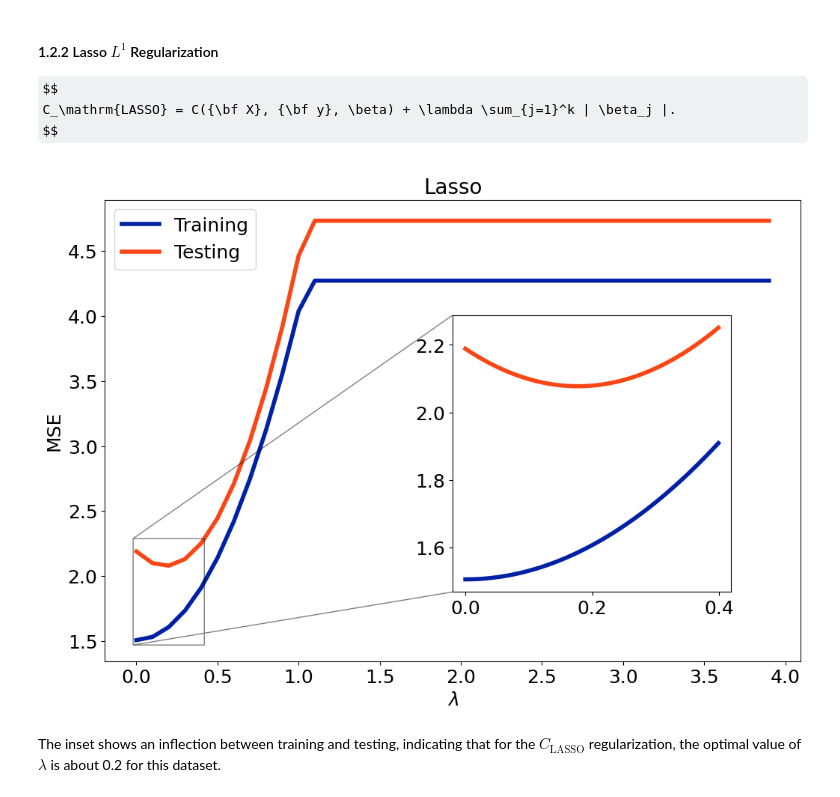
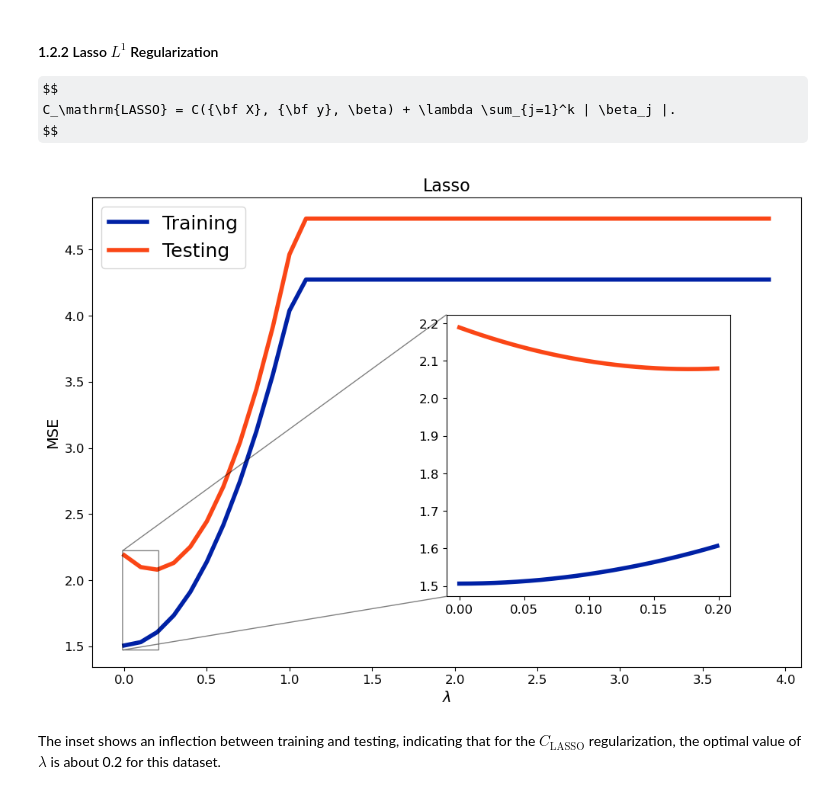
Before and after one commit to rhennig/EMA4935, a Jupyter notebook: Notebooks/09_Regularization_and_support_vector_regression.ipynb, the cells around one changed output. Cells and saved outputs as stored; diff of their text form; code cells hidden in the pictures; some formulas as TeX source.

```diff
--- a/Notebooks/09_Regularization_and_support_vector_regression.ipynb
+++ b/Notebooks/09_Regularization_and_support_vector_regression.ipynb
@@ -30,8 +30,8 @@ from sklearn.metrics         import mean_absolute_error
 import warnings
 warnings.filterwarnings('ignore')
 
-plt.rc('xtick', labelsize=18)
-plt.rc('ytick', labelsize=18)
+plt.rc('xtick', labelsize=12)
+plt.rc('ytick', labelsize=12)
 
 blue   = '#0021A5'
 orange = '#FA4616'
@@ -118,10 +118,10 @@ def plot_errors(lambdas, train_errors, test_errors, title, inset_kwargs=None):
 
     fig, ax = plt.subplots( figsize=(12, 8) )
 
-    ax.set_title(title, fontsize=20)
+    ax.set_title(title, fontsize=16)
 
-    ax.set_xlabel(r'$\lambda$', fontsize=18)
-    ax.set_ylabel('MSE', fontsize=18)
+    ax.set_xlabel(r'$\lambda$', fontsize=14)
+    ax.set_ylabel('MSE', fontsize=14)
 
     ax.plot(lambdas, train_errors, lw=4, color=blue,   label='Training')
     ax.plot(lambdas, test_errors,  lw=4, color=orange, label='Testing')
@@ -212,28 +212,28 @@ C_\mathrm{LASSO} = C({\bf X}, {\bf y}, \beta) + \lambda \sum_{j=1}^k | \beta_j |
 $$
 # %%
 # Generate range of values for a smaller range of lambda
-lambdas = np.arange(0.0, 0.4, step=0.001)
+lambdas = np.arange(0.0, 0.2, step=0.001)
 
 train, test = evaluate_model(Lasso, lambdas,
                              x_train=x_train, x_test=x_test, y_train=y_train, y_test=y_test)
 
 inset_kwargs = {'lambdas'     : lambdas,
                 'train_errors': train,
                 'test_errors' : test,
                 'x0'          : 0.5,
                 'y0'          : 0.15,
                 'width'       : 0.4,
                 'height'      : 0.6}
 
 # Generate range of values for lambda from 0 (no-regularization) and (4 too much regularization)
 lambdas = np.arange(0.0, 4.0, step=0.1)
 
 train, test = evaluate_model(Lasso, lambdas,
                              x_train=x_train, x_test=x_test, y_train=y_train, y_test=y_test)
 
 plot_errors(lambdas, train, test, 'Lasso', inset_kwargs=inset_kwargs)
 # %% [output]
-[figure, old version]
+[figure, new version]
 # %% [markdown]
 The inset shows an inflection between training and testing, indicating that for the $C_\mathrm{LASSO}$ regularization, the optimal value of $\lambda$ is about 0.2 for this dataset.
 # %% [markdown]
```
Also changed, not shown: parts of 14 cells of this notebook.
